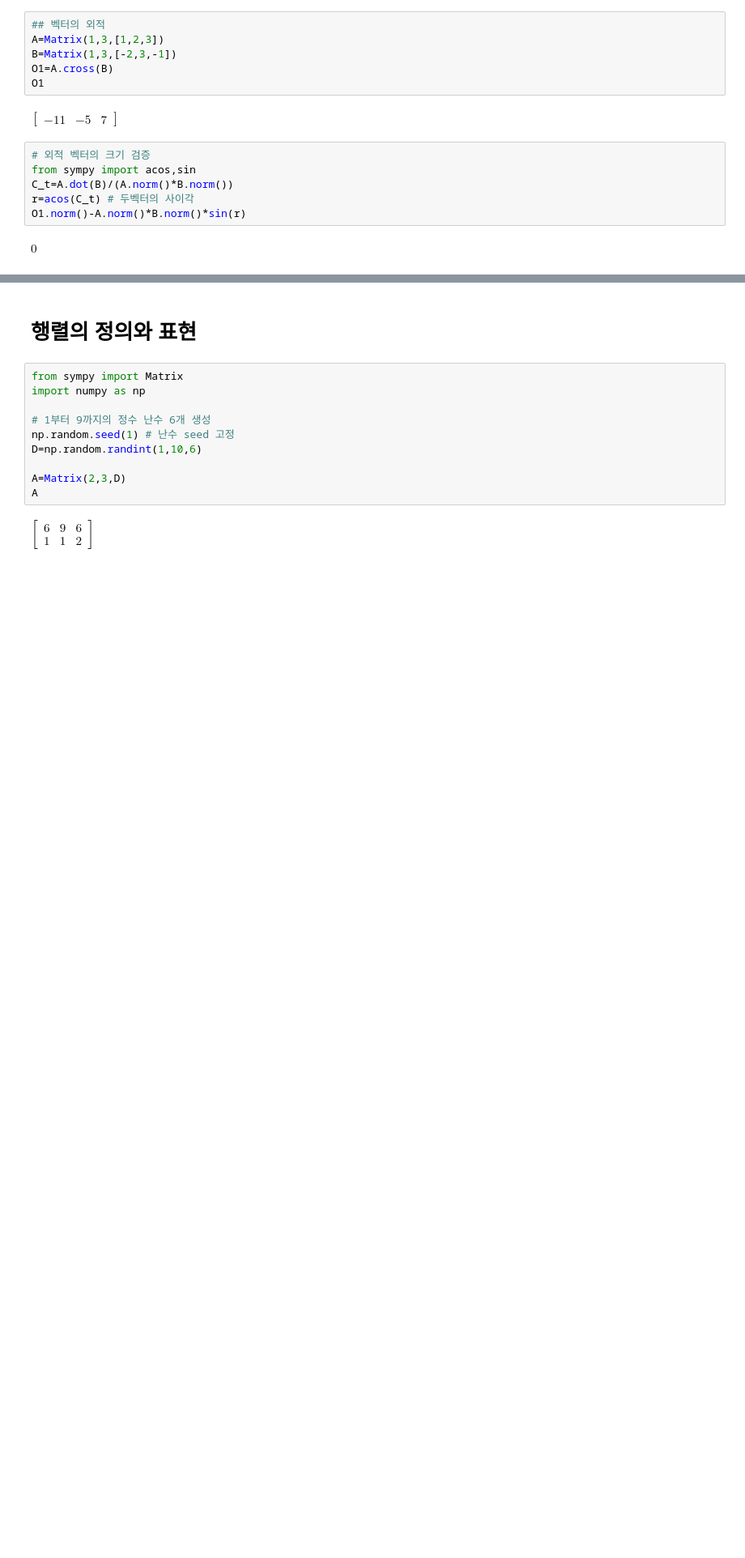
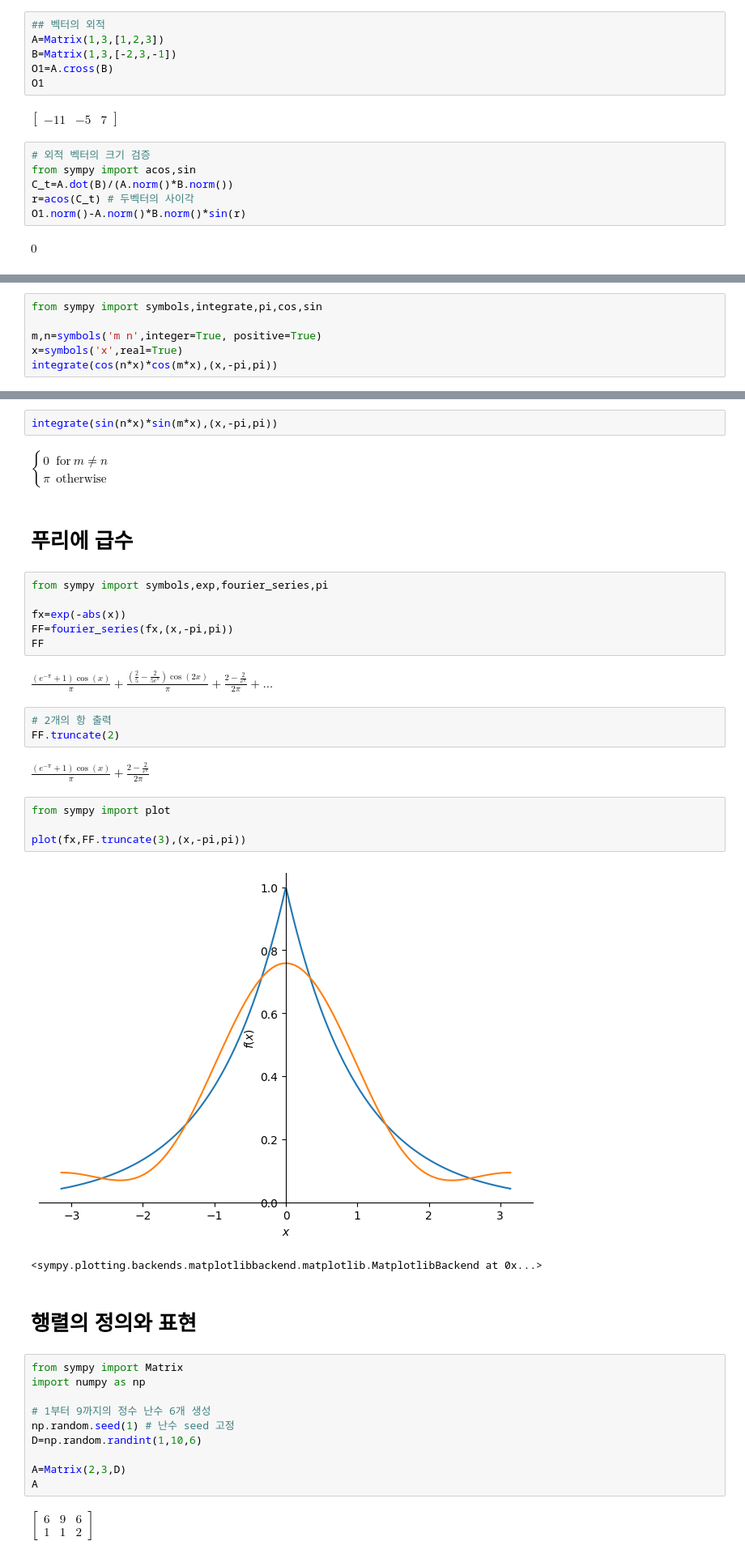
Before and after one commit to HST0077/MME2025, a Jupyter notebook: Vectors&Matrices.ipynb, the cells around one changed output, grey strips where cells are left out. Shown at 81% size. Saved outputs shown, nothing was run; the diff lists cells and outputs as text; blank space fills up the shorter version.

```diff
--- a/Vectors&Matrices.ipynb
+++ b/Vectors&Matrices.ipynb
@@ -71,0 +83,6 @@ $\displaystyle 0$
+# %%
+from sympy import symbols,integrate,pi,cos,sin
+
+m,n=symbols('m n',integer=True, positive=True)
+x=symbols('x',real=True)
+integrate(cos(n*x)*cos(m*x),(x,-pi,pi))
@@ -72,3 +95,29 @@ $\displaystyle 0$
+# %%
+integrate(sin(n*x)*sin(m*x),(x,-pi,pi))
+# %% [output]
+$\displaystyle \begin{cases} 0 & \text{for}\: m \neq n \\\pi & \text{otherwise} \end{cases}$
+# %% [markdown]
+# 푸리에 급수
+# %%
+from sympy import symbols,exp,fourier_series,pi
+
+fx=exp(-abs(x))
+FF=fourier_series(fx,(x,-pi,pi))
+FF
+# %% [output]
+$\displaystyle \frac{\left(e^{- \pi} + 1\right) \cos{\left(x \right)}}{\pi} + \frac{\left(\frac{2}{5} - \frac{2}{5 e^{\pi}}\right) \cos{\left(2 x \right)}}{\pi} + \frac{2 - \frac{2}{e^{\pi}}}{2 \pi} + \ldots$
+# %%
+# 2개의 항 출력
+FF.truncate(2)
+# %% [output]
+$\displaystyle \frac{\left(e^{- \pi} + 1\right) \cos{\left(x \right)}}{\pi} + \frac{2 - \frac{2}{e^{\pi}}}{2 \pi}$
+# %%
+from sympy import plot
+
+plot(fx,FF.truncate(3),(x,-pi,pi))
+# %% [output]
+[figure, added]
+<sympy.plotting.backends.matplotlibbackend.matplotlib.MatplotlibBackend at 0x...>
 # %% [markdown]
 # 행렬의 정의와 표현
 # %%
```
Also changed, not shown: parts of 14 cells of this notebook.
